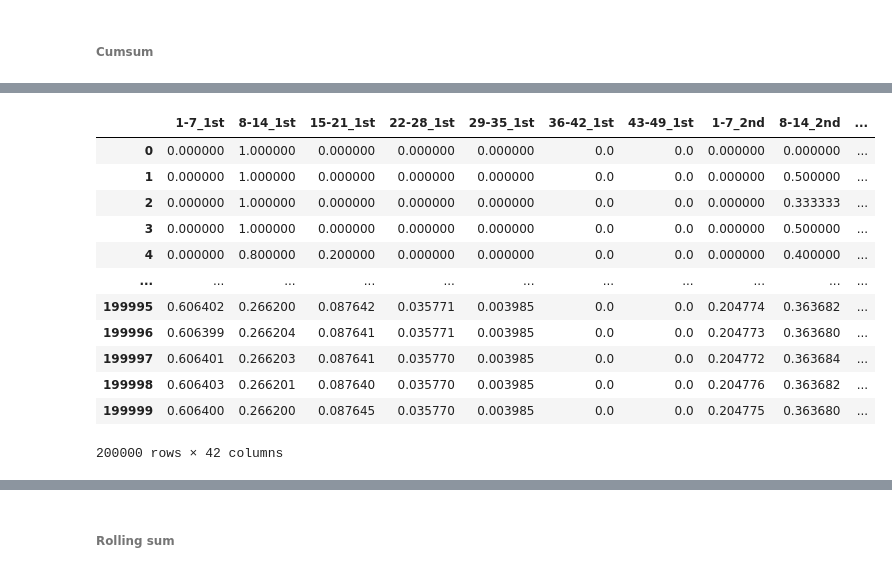
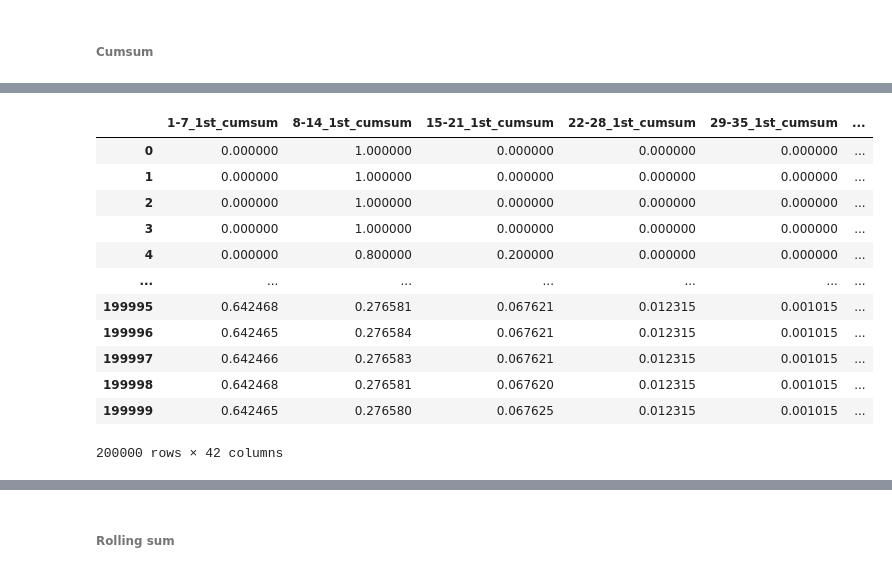
Before and after one commit to TedLLH/HongKongPowerBall_MarkSix, a Jupyter notebook: marksix.ipynb, the cells around one changed output, grey strips where cells are left out. Cells and saved outputs as stored; diff of their text form; code cells hidden in the pictures.

```diff
--- a/marksix.ipynb
+++ b/marksix.ipynb
@@ -3565,0 +3525,14 @@ df_diff
+# %%
+df_diff_1st, df_exceed_1st, df_synthetic_1st = loop(df_diff_1st_exceed.copy(), df_diff_1st_under.copy(), synthetic_data.copy(), df_cols, '1st')
+df_diff_2nd, df_exceed_2nd, df_synthetic_2nd = loop(df_diff_2nd_exceed.copy(), df_diff_2nd_under.copy(), synthetic_data.copy(), df_cols, '2nd')
+df_diff_3rd, df_exceed_3rd, df_synthetic_3rd = loop(df_diff_3rd_exceed.copy(), df_diff_3rd_under.copy(), synthetic_data.copy(), df_cols, '3rd')
+df_diff_4th, df_exceed_4th, df_synthetic_4th = loop(df_diff_4th_exceed.copy(), df_diff_4th_under.copy(), synthetic_data.copy(), df_cols, '4th')
+df_diff_5th, df_exceed_5th, df_synthetic_5th = loop(df_diff_5th_exceed.copy(), df_diff_5th_under.copy(), synthetic_data.copy(), df_cols, '5th')
+df_diff_6th, df_exceed_6th, df_synthetic_6th = loop(df_diff_6th_exceed.copy(), df_diff_6th_under.copy(), synthetic_data.copy(), df_cols, '6th')
+
+df_synthetic_all = pd.concat([df_synthetic_1st['1st'], df_synthetic_2nd['2nd'], df_synthetic_3rd['3rd'], df_synthetic_4th['4th'], df_synthetic_5th['5th'], df_synthetic_6th['6th']], axis = 1)
+df_synthetic_all = pd.DataFrame(np.sort(df_synthetic_all.values, axis=1), columns=df_synthetic_all.columns, index=df_synthetic_all.index)
+
+# Apply the function to each row
+df_synthetic_all = df_synthetic_all.apply(replace_duplicates, axis=1)
+df_synthetic_all
@@ -3601,7 +3602,7 @@ Overall Score (Average): 94.74%
 ##### 7 numbers in a group
 # %%
 # 7 numbers in a group
-df = result_syn_df.copy()
+df = df_synthetic_all.copy()
 
 df['1-7'] = (df.iloc[:,0:6] <= 7).sum(axis=1)
 df['8-14'] = ((df.iloc[:,0:6] > 7) & (df.iloc[:,0:6] <= 14)).sum(axis=1)
@@ -3687,44 +3689,50 @@ df_7_cumsum_total
 # %%
 df_7_cumsum_1stto6th = df_7_dis.iloc[:,13:]
 
 def calculate_7_cumsum(df, start_col, num_cols):
     """Calculate cumulative sums and proportions for a specific position"""
     # Select columns for this position
     df_position = df.iloc[:, start_col:start_col+num_cols]
 
     # Calculate cumulative sums
     df_cumsum = df_position.cumsum()
 
     # Calculate proportions
     total = df_cumsum.sum(axis=1)
     df_cumsum = df_cumsum.div(total, axis=0)
 
     return df_cumsum
 
+# Define ranges and positions
+ranges = ['1-7', '8-14', '15-21', '22-28', '29-35', '36-42', '43-49']
+positions = ['1st', '2nd', '3rd', '4th', '5th', '6th']
+
 # Calculate cumsum for each position and store in a list
 position_dfs = []
-for pos in range(1, 7):
-    start_col = (pos-1)*7  # 7 columns per position
+for pos_idx, pos in enumerate(positions, 1):
+    start_col = (pos_idx-1)*7  # 7 columns per position
     df_result = calculate_7_cumsum(df_7_cumsum_1stto6th, start_col, 7)
+    # Rename columns to include range and position
+    df_result.columns = [f'{range_name}_{pos}_cumsum' for range_name in ranges]
     position_dfs.append(df_result)
-    exec(f'df_7_cumsum_{pos} = df_result')
+    exec(f'df_7_cumsum_{pos_idx} = df_result')
 
 # Concatenate all position DataFrames
 df_7_all_cumsum = pd.concat(position_dfs, axis=1)
 df_7_all_cumsum
 # %% [output]
-|  | 1-7_1st | 8-14_1st | 15-21_1st | 22-28_1st | 29-35_1st | 36-42_1st | 43-49_1st | 1-7_2nd | 8-14_2nd | ... |
-| 0 | 0.000000 | 1.000000 | 0.000000 | 0.000000 | 0.000000 | 0.0 | 0.0 | 0.000000 | 0.000000 | ... |
-| 1 | 0.000000 | 1.000000 | 0.000000 | 0.000000 | 0.000000 | 0.0 | 0.0 | 0.000000 | 0.500000 | ... |
-| 2 | 0.000000 | 1.000000 | 0.000000 | 0.000000 | 0.000000 | 0.0 | 0.0 | 0.000000 | 0.333333 | ... |
-| 3 | 0.000000 | 1.000000 | 0.000000 | 0.000000 | 0.000000 | 0.0 | 0.0 | 0.000000 | 0.500000 | ... |
-| 4 | 0.000000 | 0.800000 | 0.200000 | 0.000000 | 0.000000 | 0.0 | 0.0 | 0.000000 | 0.400000 | ... |
-| ... | ... | ... | ... | ... | ... | ... | ... | ... | ... | ... |
-| 199995 | 0.606402 | 0.266200 | 0.087642 | 0.035771 | 0.003985 | 0.0 | 0.0 | 0.204774 | 0.363682 | ... |
-| 199996 | 0.606399 | 0.266204 | 0.087641 | 0.035771 | 0.003985 | 0.0 | 0.0 | 0.204773 | 0.363680 | ... |
-| 199997 | 0.606401 | 0.266203 | 0.087641 | 0.035770 | 0.003985 | 0.0 | 0.0 | 0.204772 | 0.363684 | ... |
-| 199998 | 0.606403 | 0.266201 | 0.087640 | 0.035770 | 0.003985 | 0.0 | 0.0 | 0.204776 | 0.363682 | ... |
-| 199999 | 0.606400 | 0.266200 | 0.087645 | 0.035770 | 0.003985 | 0.0 | 0.0 | 0.204775 | 0.363680 | ... |
+|  | 1-7_1st_cumsum | 8-14_1st_cumsum | 15-21_1st_cumsum | 22-28_1st_cumsum | 29-35_1st_cumsum | ... |
+| 0 | 0.000000 | 1.000000 | 0.000000 | 0.000000 | 0.000000 | ... |
+| 1 | 0.000000 | 1.000000 | 0.000000 | 0.000000 | 0.000000 | ... |
+| 2 | 0.000000 | 1.000000 | 0.000000 | 0.000000 | 0.000000 | ... |
+| 3 | 0.000000 | 1.000000 | 0.000000 | 0.000000 | 0.000000 | ... |
+| 4 | 0.000000 | 0.800000 | 0.200000 | 0.000000 | 0.000000 | ... |
+| ... | ... | ... | ... | ... | ... | ... |
+| 199995 | 0.642468 | 0.276581 | 0.067621 | 0.012315 | 0.001015 | ... |
+| 199996 | 0.642465 | 0.276584 | 0.067621 | 0.012315 | 0.001015 | ... |
+| 199997 | 0.642466 | 0.276583 | 0.067621 | 0.012315 | 0.001015 | ... |
+| 199998 | 0.642468 | 0.276581 | 0.067620 | 0.012315 | 0.001015 | ... |
+| 199999 | 0.642465 | 0.276580 | 0.067625 | 0.012315 | 0.001015 | ... |
 200000 rows × 42 columns
 # %%
 df_feature_7_cumsum = pd.concat([df_7_cumsum_total,df_7_all_cumsum], axis=1)
```
Also changed, not shown: parts of 58 cells of this notebook.
